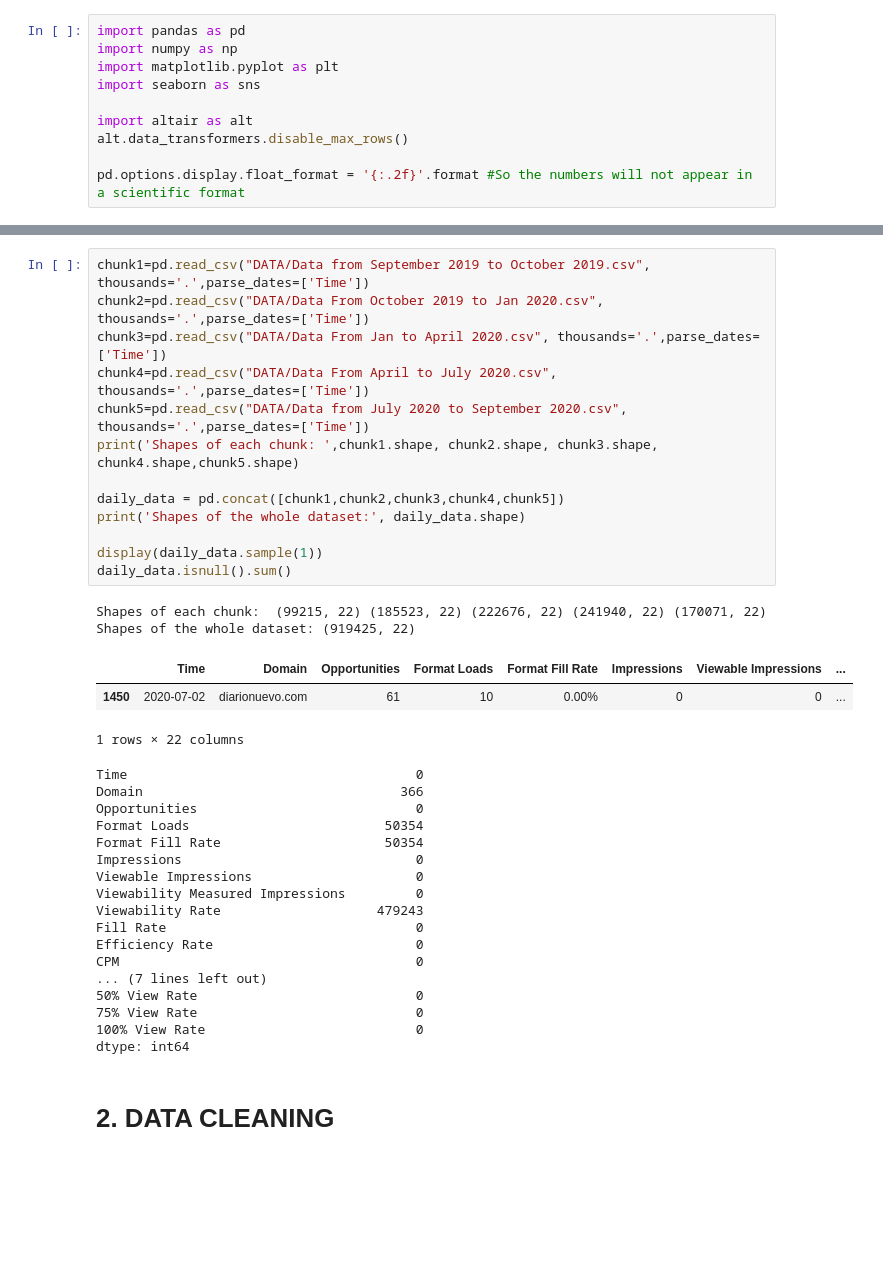
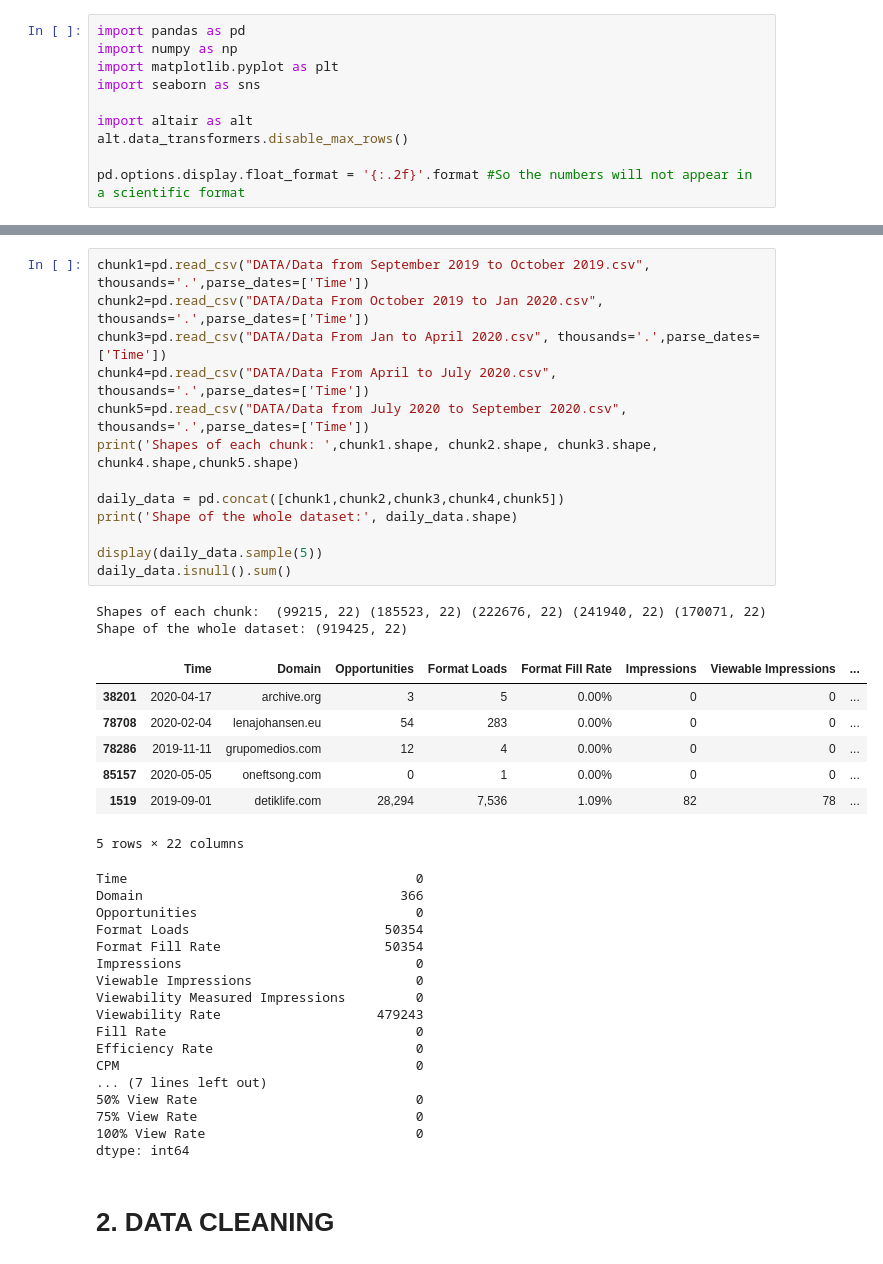
Before and after one commit to rfisla/FINAL-PROJECT-OF-KSCHOOL-MASTER, a Jupyter notebook: Full Data Interpretation.ipynb, the cells around one changed output, grey strips where cells are left out. Saved outputs shown, nothing was run; the diff lists cells and outputs as text; blank space fills up the shorter version.

```diff
--- a/Full Data Interpretation.ipynb
+++ b/Full Data Interpretation.ipynb
@@ -17,22 +21,26 @@ pd.options.display.float_format = '{:.2f}'.format #So the numbers will not appea
 # %%
 chunk1=pd.read_csv("DATA/Data from September 2019 to October 2019.csv", thousands='.',parse_dates=['Time'])
 chunk2=pd.read_csv("DATA/Data From October 2019 to Jan 2020.csv", thousands='.',parse_dates=['Time'])
 chunk3=pd.read_csv("DATA/Data From Jan to April 2020.csv", thousands='.',parse_dates=['Time'])
 chunk4=pd.read_csv("DATA/Data From April to July 2020.csv", thousands='.',parse_dates=['Time'])
 chunk5=pd.read_csv("DATA/Data from July 2020 to September 2020.csv", thousands='.',parse_dates=['Time'])
 print('Shapes of each chunk: ',chunk1.shape, chunk2.shape, chunk3.shape, chunk4.shape,chunk5.shape)
 
 daily_data = pd.concat([chunk1,chunk2,chunk3,chunk4,chunk5])
-print('Shapes of the whole dataset:', daily_data.shape)
+print('Shape of the whole dataset:', daily_data.shape)
 
-display(daily_data.sample(1))
+display(daily_data.sample(5))
 daily_data.isnull().sum()
 # %% [output]
 Shapes of each chunk:  (99215, 22) (185523, 22) (222676, 22) (241940, 22) (170071, 22)
-Shapes of the whole dataset: (919425, 22)
+Shape of the whole dataset: (919425, 22)
 |  | Time | Domain | Opportunities | Format Loads | Format Fill Rate | Impressions | Viewable Impressions | ... |
-| 1450 | 2020-07-02 | diarionuevo.com | 61 | 10 | 0.00% | 0 | 0 | ... |
+| 38201 | 2020-04-17 | archive.org | 3 | 5 | 0.00% | 0 | 0 | ... |
+| 78708 | 2020-02-04 | lenajohansen.eu | 54 | 283 | 0.00% | 0 | 0 | ... |
+| 78286 | 2019-11-11 | grupomedios.com | 12 | 4 | 0.00% | 0 | 0 | ... |
+| 85157 | 2020-05-05 | oneftsong.com | 0 | 1 | 0.00% | 0 | 0 | ... |
+| 1519 | 2019-09-01 | detiklife.com | 28,294 | 7,536 | 1.09% | 82 | 78 | ... |
-1 rows × 22 columns
+5 rows × 22 columns
 Time                                     0
 Domain                                 366
 Opportunities                            0
```
Also changed, not shown: parts of 44 cells of this notebook.
